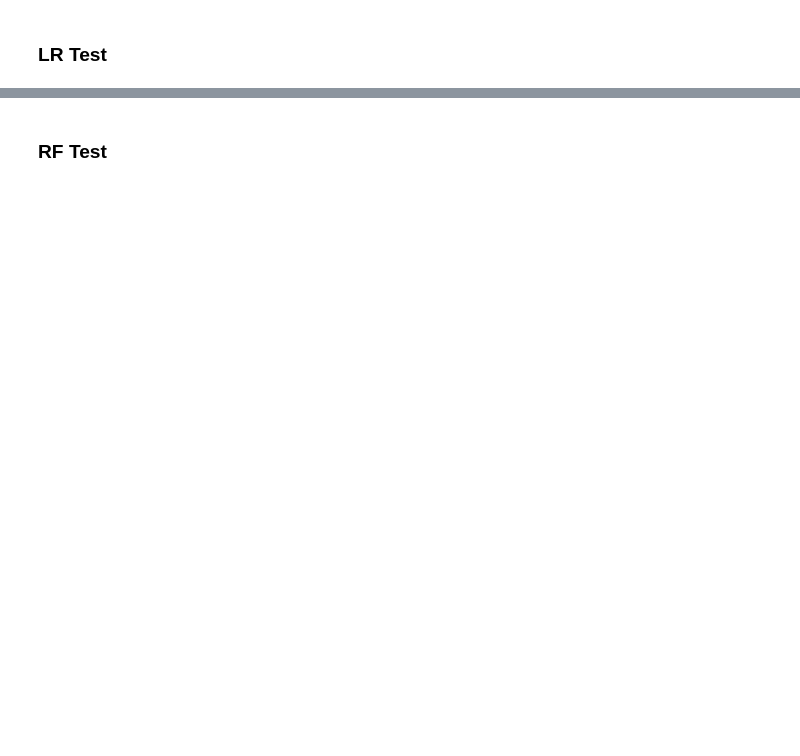
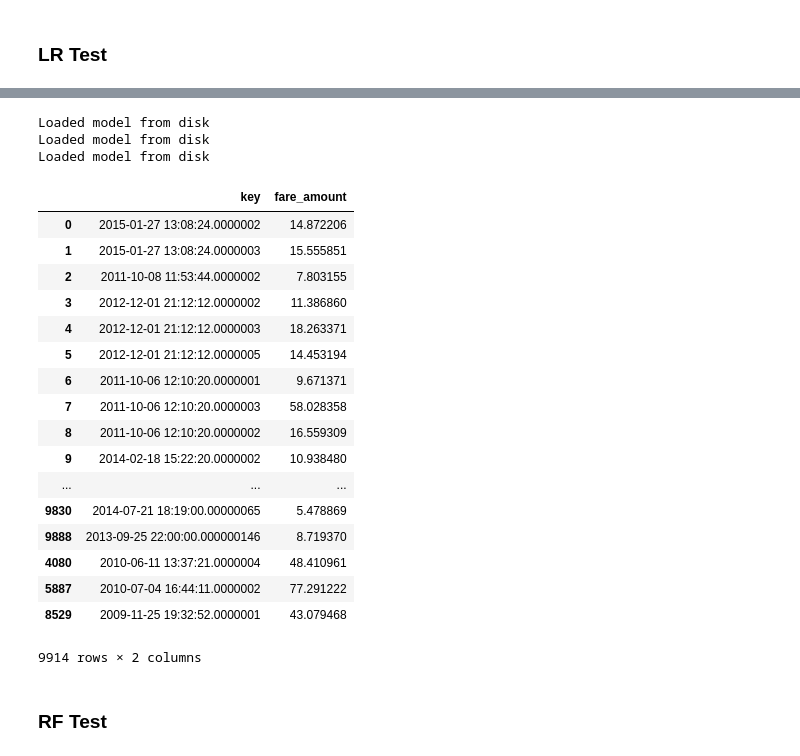
Before and after one commit to coreyjwade/NYC_Cab_Fare, a Jupyter notebook: NYC_Pipeline.ipynb, the cells around one changed output, grey strips where cells are left out. Drawn from its saved outputs; the diff is of its cells as text; code cells hidden in the pictures; blank space fills up the shorter version.

Commit message:
pipeline ready

```diff
--- a/NYC_Pipeline.ipynb
+++ b/NYC_Pipeline.ipynb
@@ -541,0 +669,5 @@ def deep_learning(nodes=NODES, batch_size=32, activation='relu', optimizer='adam
+# %%
+def X_pipeline(X, no_dist=False):
+    X = choose_predictor_cols(X, no_dist=no_dist)
+    X = min_max_scaler(X)
+    return X
@@ -577,0 +750,26 @@ def kaggle_submit(saved_model, keras=False):
+# %%
+def open_model(saved_model, keras=False, keras_distance_none=False, keras_distance_high=False):
+    if keras:
+        model = open_keras_model(saved_model)
+    elif keras_distance_none:
+        model = open_keras_model(saved_model, keras_distance_none=keras_distance_none)
+    elif keras_distance_high:
+        model = open_keras_model(saved_model, keras_distance_high=keras_distance_high)
+    else:
+        model = joblib.load(saved_model)
+    return model
+
+def kaggle_submit(y_test, saved_model, saved_model_distance_none, saved_model_distance_high, keras=False, keras_distance_none=False, keras_distance_high=False):
+    saved_model = open_model(saved_model, keras=keras)
+    saved_model_distance_none = open_model(saved_model_distance_none, keras_distance_none=keras_distance_none)
+    saved_model_distance_high = open_model(saved_model_distance_high, keras_distance_high=keras_distance_high)
+
+    y_test['fare_amount'] = saved_model.predict(X_test)
+    y_test_distance_none['fare_amount'] = saved_model_distance_none.predict(X_test_distance_none)
+    y_test_distance_high['fare_amount'] = saved_model_distance_high.predict(X_test_distance_high)
+
+    y_test = pd.concat([y_test,y_test_distance_none, y_test_distance_high])
+
+    y_test.to_csv('my_submission.csv', index=False)
+    #print(y_test)
+    return y_test
@@ -577,0 +788,2 @@ def kaggle_submit(saved_model, keras=False):
+# %%
+X_test, y_test, X_test_distance_none, y_test_distance_none, X_test_distance_high, y_test_distance_high = test_pipeline()
@@ -578,5 +796,2 @@ def kaggle_submit(saved_model, keras=False):
 # %% [markdown]
 ## Tests
-# %%
-X_train, y_train = my_pipeline()
-X_test, y_test = my_pipeline(test_set=True)
@@ -625,2 +940,26 @@ kaggle_submit('lr_model.pkl')
+# %%
+kaggle_submit(y_test, 'dl_model.json', 'dl_distance_none_model.json', 'dl_distance_high_model.json', keras=True, keras_distance_none=True, keras_distance_high=True)
+# %% [output]
+Loaded model from disk
+Loaded model from disk
+Loaded model from disk
+|  | key | fare_amount |
+| 0 | 2015-01-27 13:08:24.0000002 | 14.872206 |
+| 1 | 2015-01-27 13:08:24.0000003 | 15.555851 |
+| 2 | 2011-10-08 11:53:44.0000002 | 7.803155 |
+| 3 | 2012-12-01 21:12:12.0000002 | 11.386860 |
+| 4 | 2012-12-01 21:12:12.0000003 | 18.263371 |
+| 5 | 2012-12-01 21:12:12.0000005 | 14.453194 |
+| 6 | 2011-10-06 12:10:20.0000001 | 9.671371 |
+| 7 | 2011-10-06 12:10:20.0000003 | 58.028358 |
+| 8 | 2011-10-06 12:10:20.0000002 | 16.559309 |
+| 9 | 2014-02-18 15:22:20.0000002 | 10.938480 |
+| ... | ... | ... |
+| 9830 | 2014-07-21 18:19:00.00000065 | 5.478869 |
+| 9888 | 2013-09-25 22:00:00.000000146 | 8.719370 |
+| 4080 | 2010-06-11 13:37:21.0000004 | 48.410961 |
+| 5887 | 2010-07-04 16:44:11.0000002 | 77.291222 |
+| 8529 | 2009-11-25 19:32:52.0000001 | 43.079468 |
+9914 rows × 2 columns
 # %% [markdown]
 ### RF Test
```
Also changed, not shown: parts of 68 cells of this notebook.
